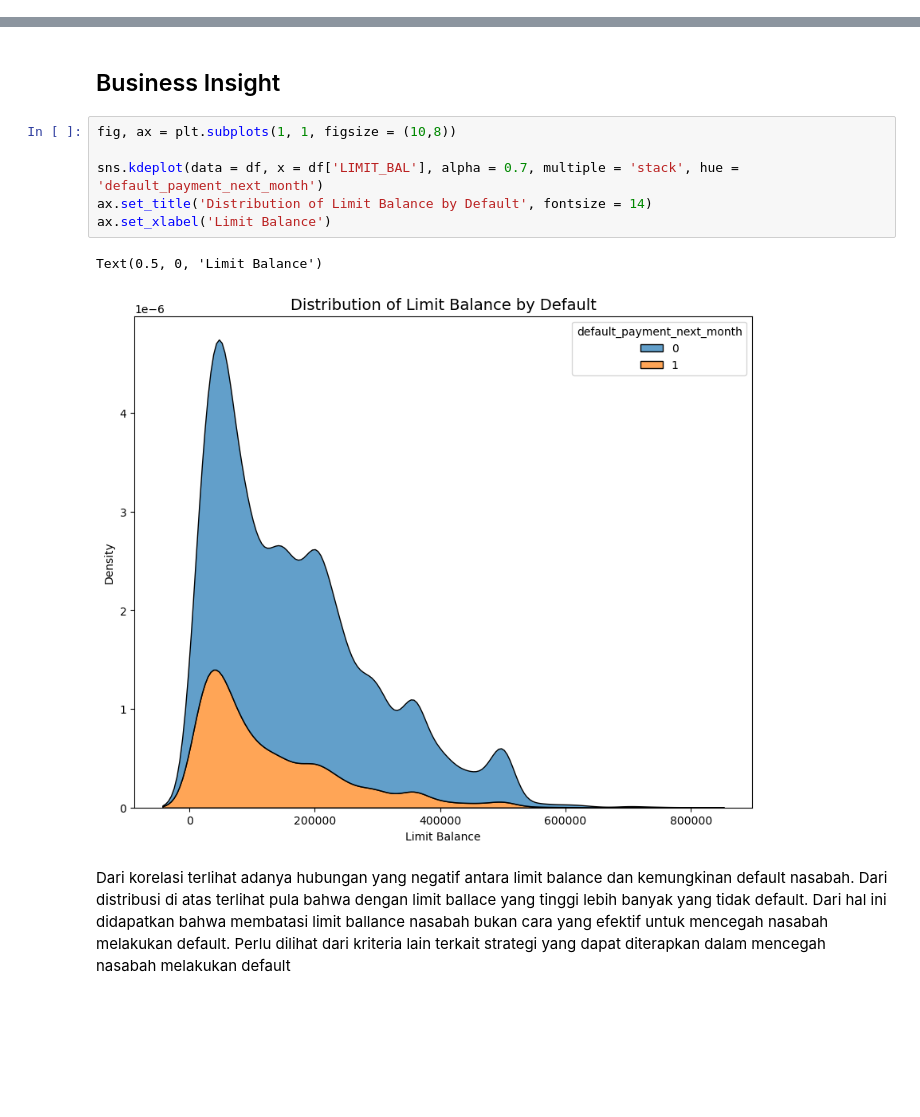
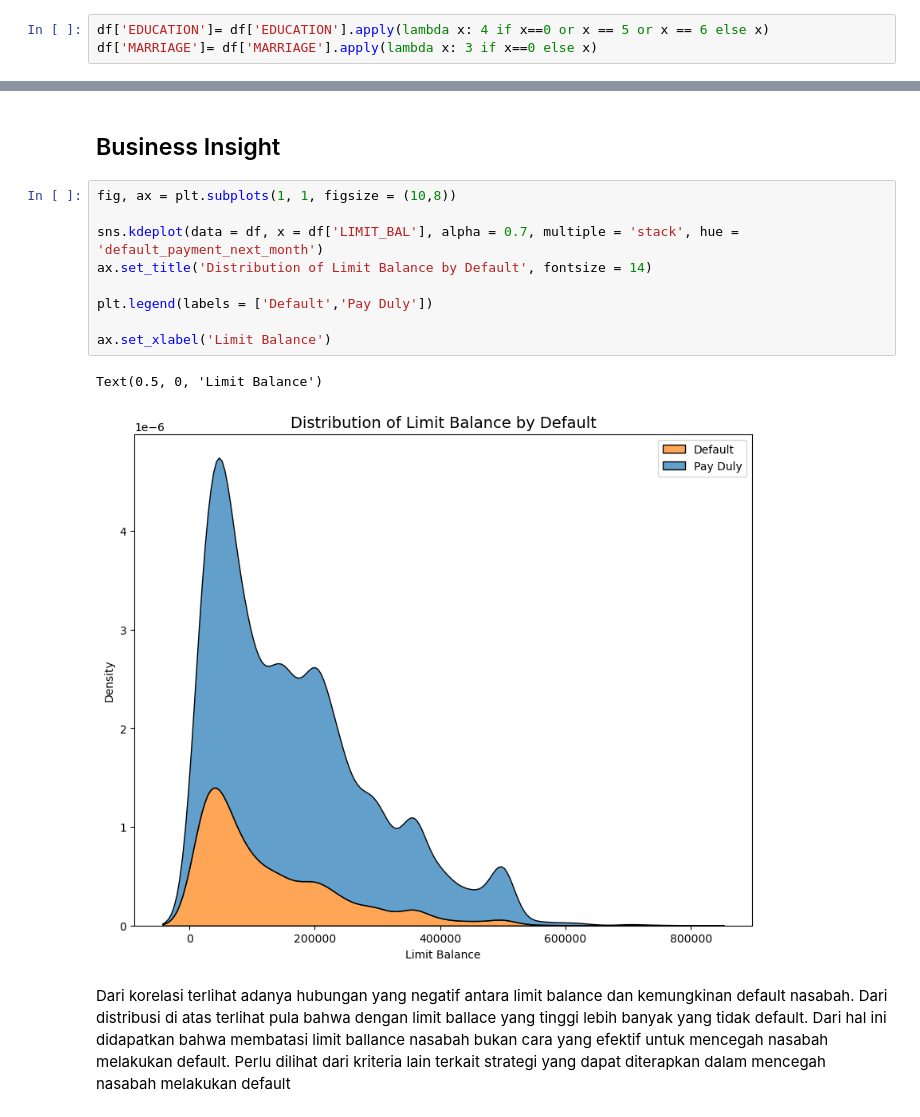
Before and after one commit to FluffyArc/DefaultPayment, a Jupyter notebook: Final_Project_Kelompok_8.ipynb, the cells around one changed output, grey strips where cells are left out. Drawn from its saved outputs; the diff is of its cells as text; blank space fills up the shorter version.

```diff
--- a/Final_Project_Kelompok_8.ipynb
+++ b/Final_Project_Kelompok_8.ipynb
@@ -160,3 +127,6 @@ Name: PAY_6, dtype: int64
+# %%
+df['EDUCATION']= df['EDUCATION'].apply(lambda x: 4 if x==0 or x == 5 or x == 6 else x)
+df['MARRIAGE']= df['MARRIAGE'].apply(lambda x: 3 if x==0 else x)
 # %% [markdown]
 # Univariate Analysis
 # %%
@@ -239,12 +209,15 @@ Sehingga, kami menyimpulkan bahwa Fitur <b>PAY_0 - PAY_6</b> dan <b>LIMIT_BAL</b
 # %%
 fig, ax = plt.subplots(1, 1, figsize = (10,8))
 
 sns.kdeplot(data = df, x = df['LIMIT_BAL'], alpha = 0.7, multiple = 'stack', hue = 'default_payment_next_month')
 ax.set_title('Distribution of Limit Balance by Default', fontsize = 14)
+
+plt.legend(labels = ['Default','Pay Duly'])
+
 ax.set_xlabel('Limit Balance')
 # %% [output]
 Text(0.5, 0, 'Limit Balance')
-[figure, old version]
+[figure, new version]
 # %% [markdown]
 Dari korelasi terlihat adanya hubungan yang negatif antara limit balance dan kemungkinan default nasabah. Dari distribusi di atas terlihat pula bahwa dengan limit ballace yang tinggi lebih banyak yang tidak default. Dari hal ini didapatkan bahwa membatasi limit ballance nasabah bukan cara yang efektif untuk mencegah nasabah melakukan default. Perlu dilihat dari kriteria lain terkait strategi yang dapat diterapkan dalam mencegah nasabah melakukan default
 # %%
```
Also changed, not shown: parts of 14 cells of this notebook.
